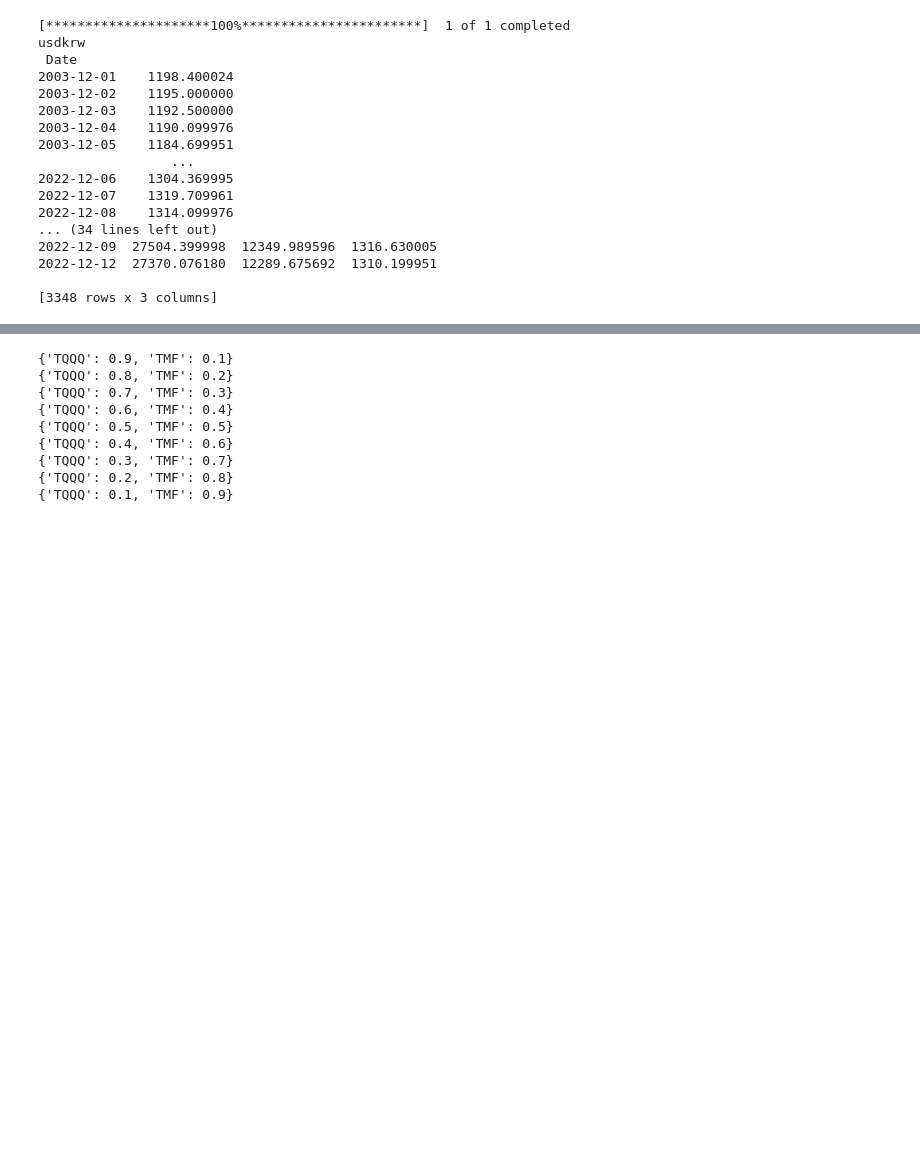
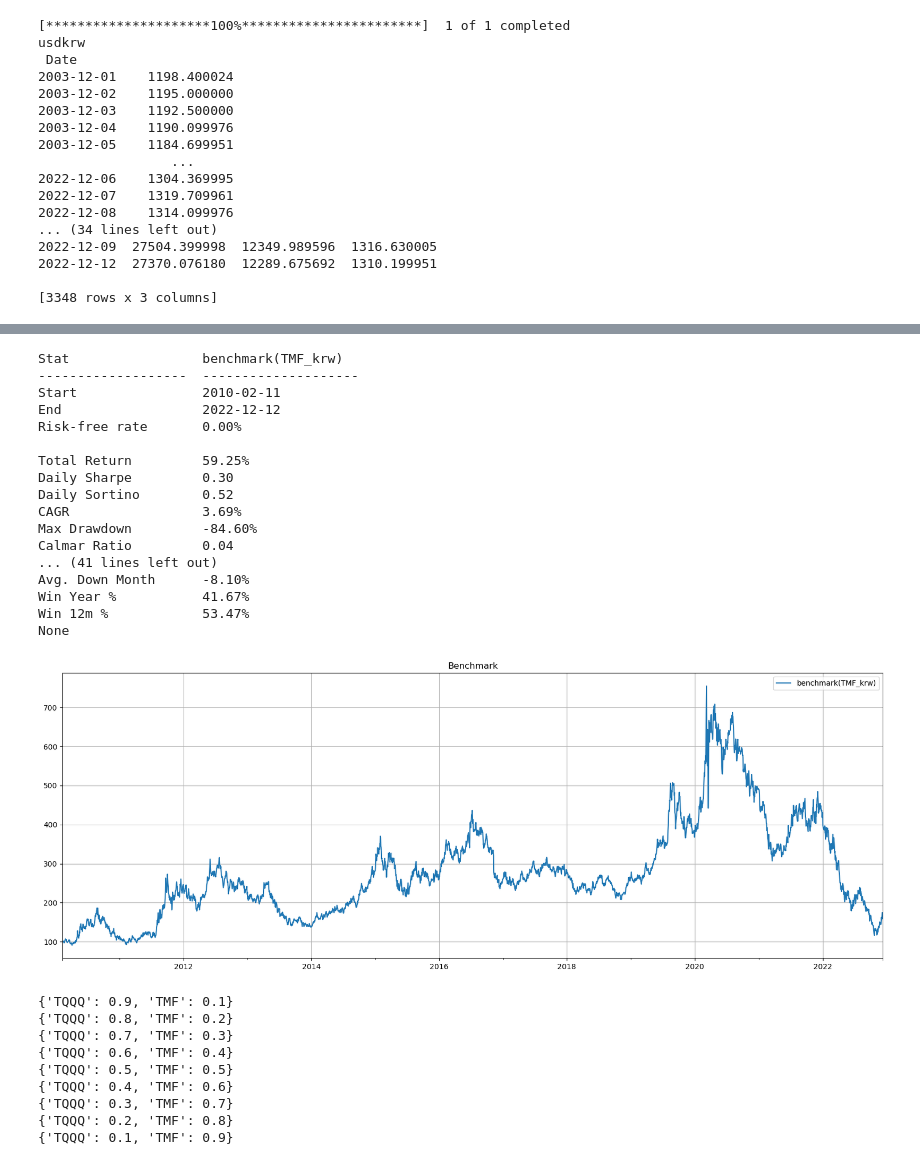
Before and after one commit to unius1004/DualMomentum, a Jupyter notebook: FixedWeight.ipynb, the cells around one changed output, grey strips where cells are left out. Drawn from its saved outputs; the diff is of its cells as text; code cells hidden in the pictures; blank space fills up the shorter version.

```diff
--- a/FixedWeight.ipynb
+++ b/FixedWeight.ipynb
@@ -146,3 +172,25 @@ None
+# %%
+bm2_k_report.plot(figsize=(20,7), grid=True, title="Benchmark")
+print(bm2_k_report.prices[start_day:].calc_stats().display())
+# %% [output]
+Stat                 benchmark(TMF_krw)
+-------------------  --------------------
+Start                2010-02-11
+End                  2022-12-12
+Risk-free rate       0.00%
+
+Total Return         59.25%
+Daily Sharpe         0.30
+Daily Sortino        0.52
+CAGR                 3.69%
+Max Drawdown         -84.60%
+Calmar Ratio         0.04
+... (41 lines left out)
+Avg. Down Month      -8.10%
+Win Year %           41.67%
+Win 12m %            53.47%
+None
+[figure, added]
 # %%
 def FixedWeight_BT(asset, start_day, weights, run_on_end_of_period=False, lag=1, name='Fixed Weighted'):
     s = bt.Strategy(name, [bt.algos.RunAfterDate(start_day),
```
Also changed, not shown: parts of 5 cells of this notebook, 1 other file.
